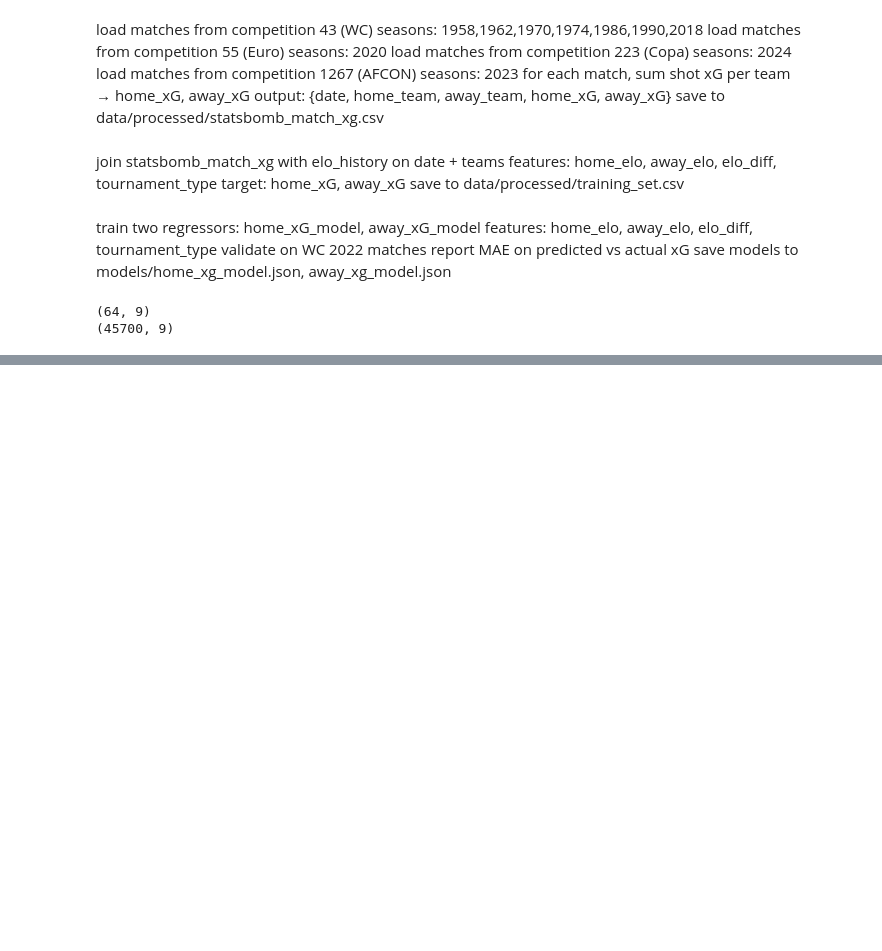
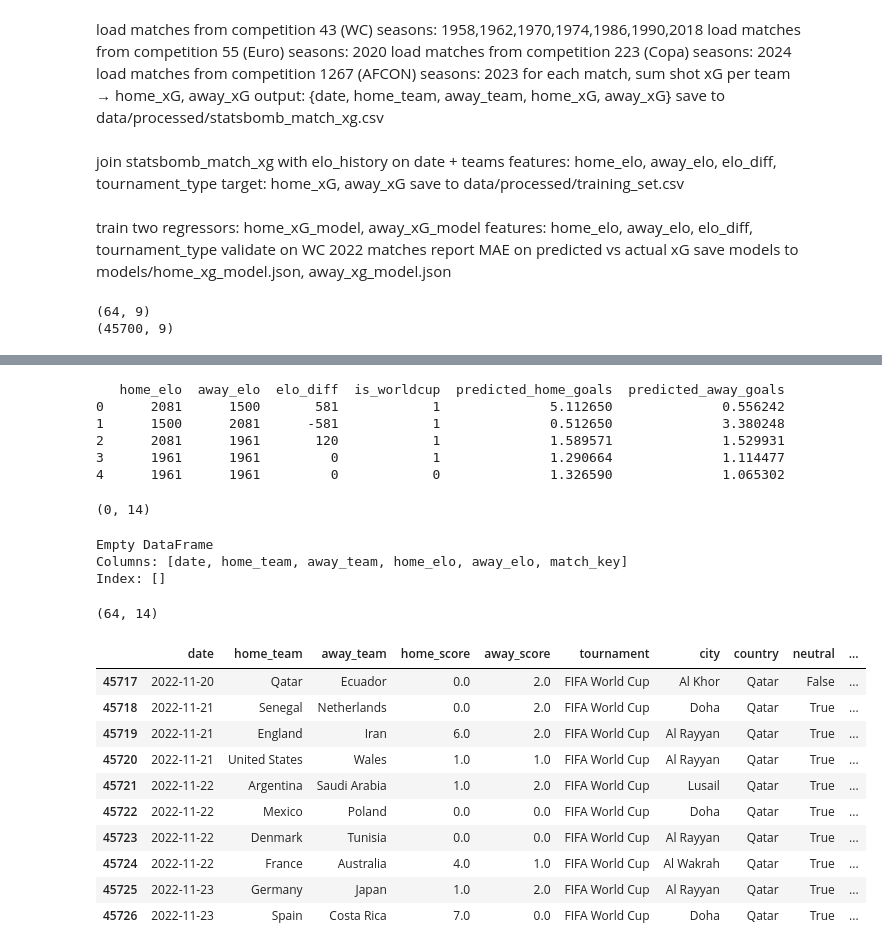
Before and after one commit to ka0s01/WC2026-simulator-engine, a Jupyter notebook: notebooks/04_match_model.ipynb, the cells around one changed output, grey strips where cells are left out. Cells and saved outputs as stored; diff of their text form; code cells hidden in the pictures; blank space fills up the shorter version.

```diff
--- a/notebooks/04_match_model.ipynb
+++ b/notebooks/04_match_model.ipynb
@@ -122,0 +680,77 @@ def get_elo(team):
+# %%
+test_matches = pd.DataFrame([
+    {'home_elo': 2081, 'away_elo': 1500, 'elo_diff': 581, 'is_worldcup': 1},  # Brazil vs weak team WC
+    {'home_elo': 1500, 'away_elo': 2081, 'elo_diff': -581, 'is_worldcup': 1}, # weak team vs Brazil WC
+    {'home_elo': 2081, 'away_elo': 1961, 'elo_diff': 120, 'is_worldcup': 1},  # Brazil vs France WC
+    {'home_elo': 1961, 'away_elo': 1961, 'elo_diff': 0,   'is_worldcup': 1},  # equal teams WC
+    {'home_elo': 1961, 'away_elo': 1961, 'elo_diff': 0,   'is_worldcup': 0},  # equal teams friendly
+])
+
+home_preds = home_model.predict(test_matches[features])
+away_preds = away_model.predict(test_matches[features])
+
+test_matches['predicted_home_goals'] = home_preds
+test_matches['predicted_away_goals'] = away_preds
+print(test_matches.to_string())
+# %% [output]
+   home_elo  away_elo  elo_diff  is_worldcup  predicted_home_goals  predicted_away_goals
+0      2081      1500       581            1              5.112650              0.556242
+1      1500      2081      -581            1              0.512650              3.380248
+2      2081      1961       120            1              1.589571              1.529931
+3      1961      1961         0            1              1.290664              1.114477
+4      1961      1961         0            0              1.326590              1.065302
+# %%
+# add elo and match key to val
+val['match_key'] = val.apply(
+    lambda r: '_'.join(sorted([r['home_team'], r['away_team']])), axis=1
+)
+
+val_set = pd.merge(
+    val,
+    elo_history[['date', 'match_key', 'home_elo', 'away_elo']],
+    on=['date', 'match_key'],
+    how='inner'
+)
+
+val_set['elo_diff'] = val_set['home_elo'] - val_set['away_elo']
+val_set['is_worldcup'] = 1
+
+print(val_set.shape)
+# %% [output]
+(0, 14)
+# %%
+print(elo_history[elo_history['date'] >= '2022-11-20'].head(10).to_string())
+# %% [output]
+Empty DataFrame
+Columns: [date, home_team, away_team, home_elo, away_elo, match_key]
+Index: []
+# %%
+# get final elo for each team from the elo dict
+def get_val_elo(row):
+    home = row['home_team']
+    away = row['away_team']
+    return pd.Series({
+        'home_elo': get_elo(home),
+        'away_elo': get_elo(away)
+    })
+
+val_set = val.copy()
+val_set[['home_elo', 'away_elo']] = val_set.apply(get_val_elo, axis=1)
+val_set['elo_diff'] = val_set['home_elo'] - val_set['away_elo']
+val_set['is_worldcup'] = 1
+
+print(val_set.shape)
+val_set.head(10)
+# %% [output]
+(64, 14)
+|  | date | home_team | away_team | home_score | away_score | tournament | city | country | neutral | ... |
+| 45717 | 2022-11-20 | Qatar | Ecuador | 0.0 | 2.0 | FIFA World Cup | Al Khor | Qatar | False | ... |
+| 45718 | 2022-11-21 | Senegal | Netherlands | 0.0 | 2.0 | FIFA World Cup | Doha | Qatar | True | ... |
+| 45719 | 2022-11-21 | England | Iran | 6.0 | 2.0 | FIFA World Cup | Al Rayyan | Qatar | True | ... |
+| 45720 | 2022-11-21 | United States | Wales | 1.0 | 1.0 | FIFA World Cup | Al Rayyan | Qatar | True | ... |
+| 45721 | 2022-11-22 | Argentina | Saudi Arabia | 1.0 | 2.0 | FIFA World Cup | Lusail | Qatar | True | ... |
+| 45722 | 2022-11-22 | Mexico | Poland | 0.0 | 0.0 | FIFA World Cup | Doha | Qatar | True | ... |
+| 45723 | 2022-11-22 | Denmark | Tunisia | 0.0 | 0.0 | FIFA World Cup | Al Rayyan | Qatar | True | ... |
+| 45724 | 2022-11-22 | France | Australia | 4.0 | 1.0 | FIFA World Cup | Al Wakrah | Qatar | True | ... |
+| 45725 | 2022-11-23 | Germany | Japan | 1.0 | 2.0 | FIFA World Cup | Al Rayyan | Qatar | True | ... |
+| 45726 | 2022-11-23 | Spain | Costa Rica | 7.0 | 0.0 | FIFA World Cup | Doha | Qatar | True | ... |
```
Also changed, not shown: parts of 36 cells of this notebook, 5 other files.
